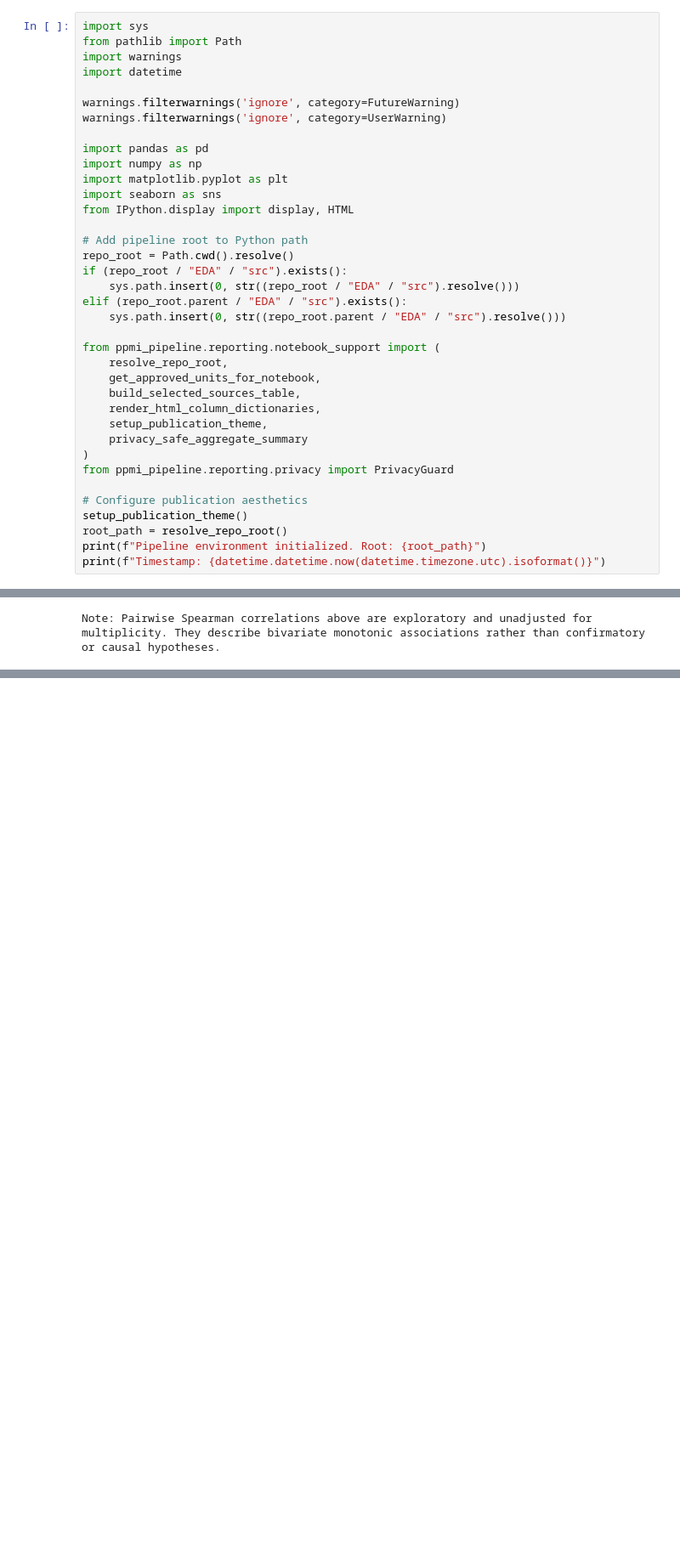
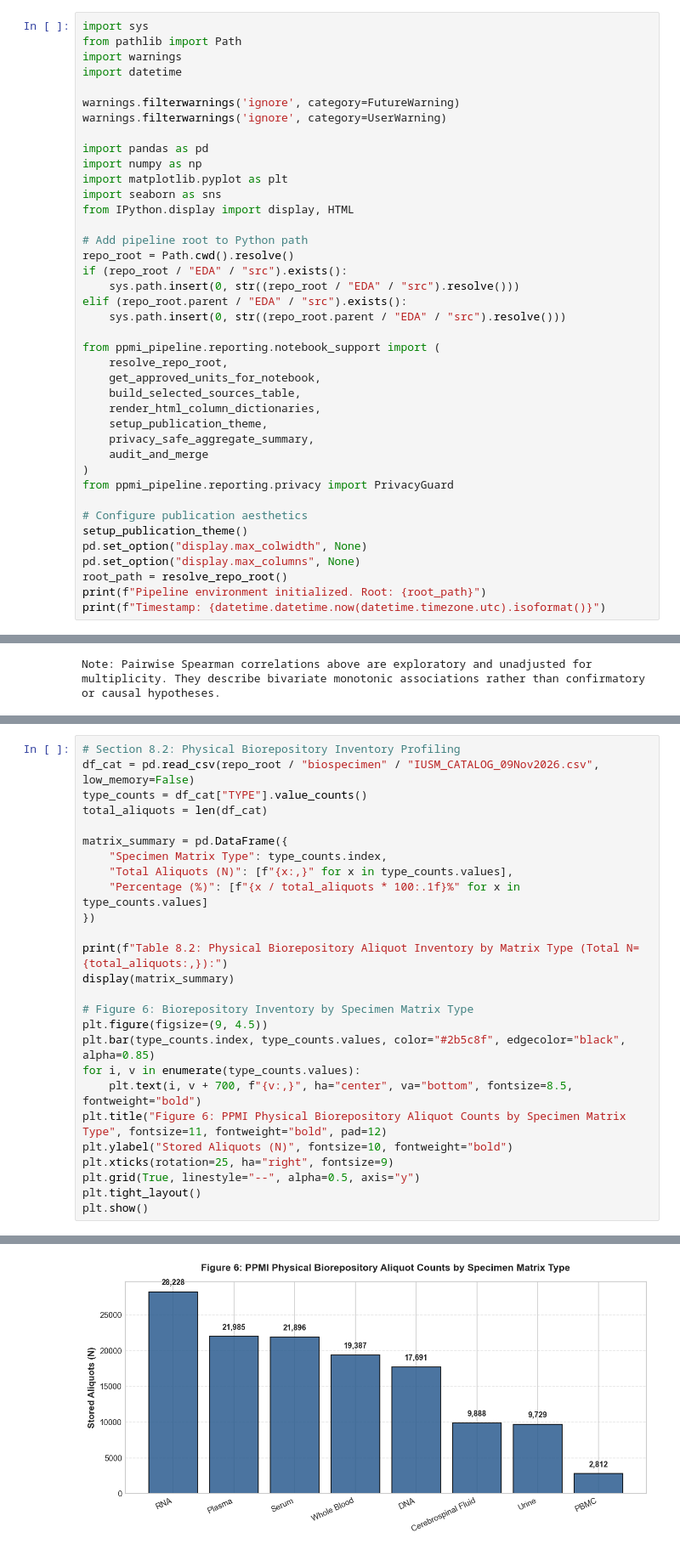
Before and after one commit to TalhaHassanUlHaq/ppmi-multimodal-eda-notebooks, a Jupyter notebook: eda_biospecimen.ipynb, the cells around one changed output, grey strips where cells are left out. Shown at 85% size. Cells and saved outputs as stored; diff of their text form; blank space fills up the shorter version.

```diff
--- a/eda_biospecimen.ipynb
+++ b/eda_biospecimen.ipynb
@@ -54,12 +54,15 @@ from ppmi_pipeline.reporting.notebook_support import (
     build_selected_sources_table,
     render_html_column_dictionaries,
     setup_publication_theme,
-    privacy_safe_aggregate_summary
+    privacy_safe_aggregate_summary,
+    audit_and_merge
 )
 from ppmi_pipeline.reporting.privacy import PrivacyGuard
 
 # Configure publication aesthetics
 setup_publication_theme()
+pd.set_option("display.max_colwidth", None)
+pd.set_option("display.max_columns", None)
 root_path = resolve_repo_root()
 print(f"Pipeline environment initialized. Root: {root_path}")
 print(f"Timestamp: {datetime.datetime.now(datetime.timezone.utc).isoformat()}")
@@ -370,0 +420,27 @@ Based on the empirical biospecimen results:
+# %%
+# Section 8.2: Physical Biorepository Inventory Profiling
+df_cat = pd.read_csv(repo_root / "biospecimen" / "IUSM_CATALOG_09Nov2026.csv", low_memory=False)
+type_counts = df_cat["TYPE"].value_counts()
+total_aliquots = len(df_cat)
+
+matrix_summary = pd.DataFrame({
+    "Specimen Matrix Type": type_counts.index,
+    "Total Aliquots (N)": [f"{x:,}" for x in type_counts.values],
+    "Percentage (%)": [f"{x / total_aliquots * 100:.1f}%" for x in type_counts.values]
+})
+
+print(f"Table 8.2: Physical Biorepository Aliquot Inventory by Matrix Type (Total N={total_aliquots:,}):")
+display(matrix_summary)
+
+# Figure 6: Biorepository Inventory by Specimen Matrix Type
+plt.figure(figsize=(9, 4.5))
+plt.bar(type_counts.index, type_counts.values, color="#2b5c8f", edgecolor="black", alpha=0.85)
+for i, v in enumerate(type_counts.values):
+    plt.text(i, v + 700, f"{v:,}", ha="center", va="bottom", fontsize=8.5, fontweight="bold")
+plt.title("Figure 6: PPMI Physical Biorepository Aliquot Counts by Specimen Matrix Type", fontsize=11, fontweight="bold", pad=12)
+plt.ylabel("Stored Aliquots (N)", fontsize=10, fontweight="bold")
+plt.xticks(rotation=25, ha="right", fontsize=9)
+plt.grid(True, linestyle="--", alpha=0.5, axis="y")
+plt.tight_layout()
+plt.show()
+# %% [output]
@@ -370,0 +457 @@ Based on the empirical biospecimen results:
+[figure, added]
```
Also changed, not shown: parts of 16 cells of this notebook, 17 other files.
